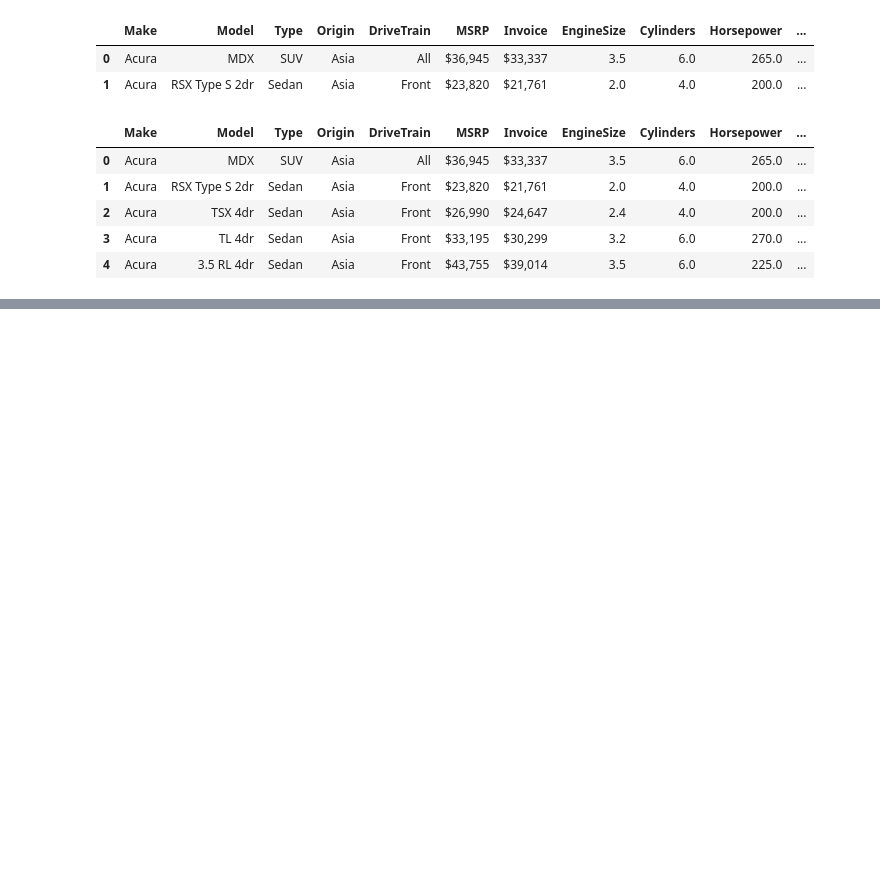
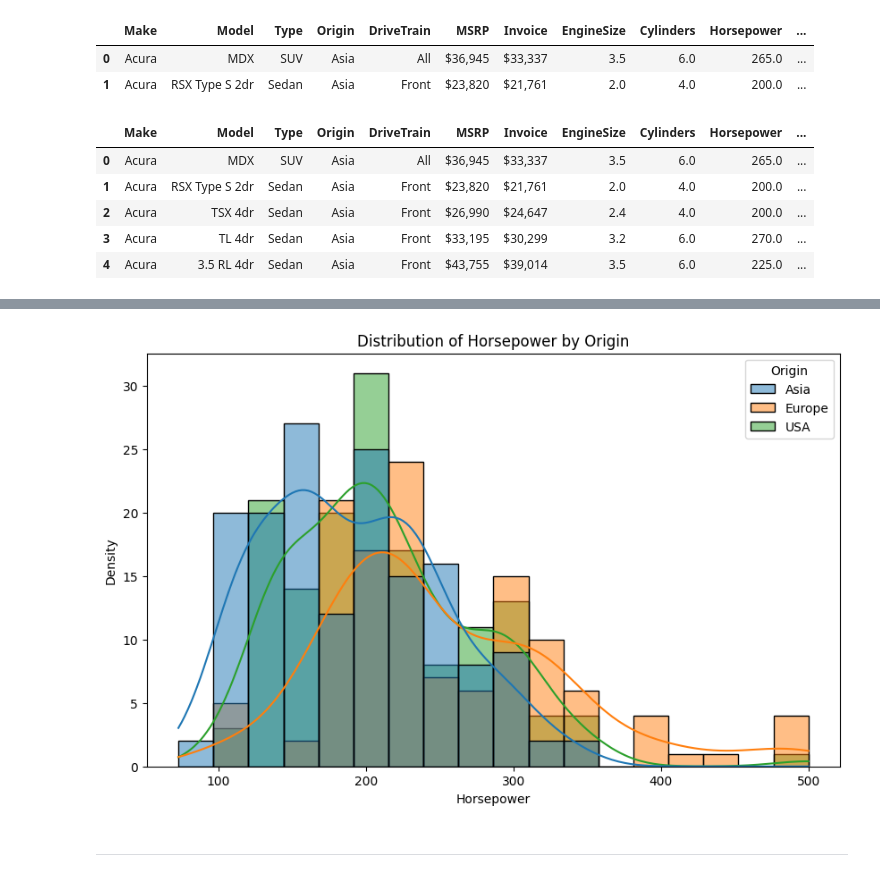
Before and after one commit to Tanay-Dwivedi/Cars-Dataset-Data-Analysis, a Jupyter notebook: cars_dataset_data_analysis.ipynb, the cells around one changed output, grey strips where cells are left out. Saved outputs shown, nothing was run; the diff lists cells and outputs as text; code cells hidden in the pictures; blank space fills up the shorter version.

```diff
--- a/cars_dataset_data_analysis.ipynb
+++ b/cars_dataset_data_analysis.ipynb
@@ -229,0 +258,13 @@ df.head()
+# %%
+# Comparison of horsepower distribution between domestic and foreign cars
+
+plt.figure(figsize=(10, 6))
+sns.histplot(data=df, x='Horsepower', hue='Origin', kde=True)
+plt.title('Distribution of Horsepower by Origin')
+plt.xlabel('Horsepower')
+plt.ylabel('Density')
+plt.show()
+# %% [output]
+[figure, added]
+# %% [markdown]
+-----
```
Also changed, not shown: parts of 5 cells of this notebook.
